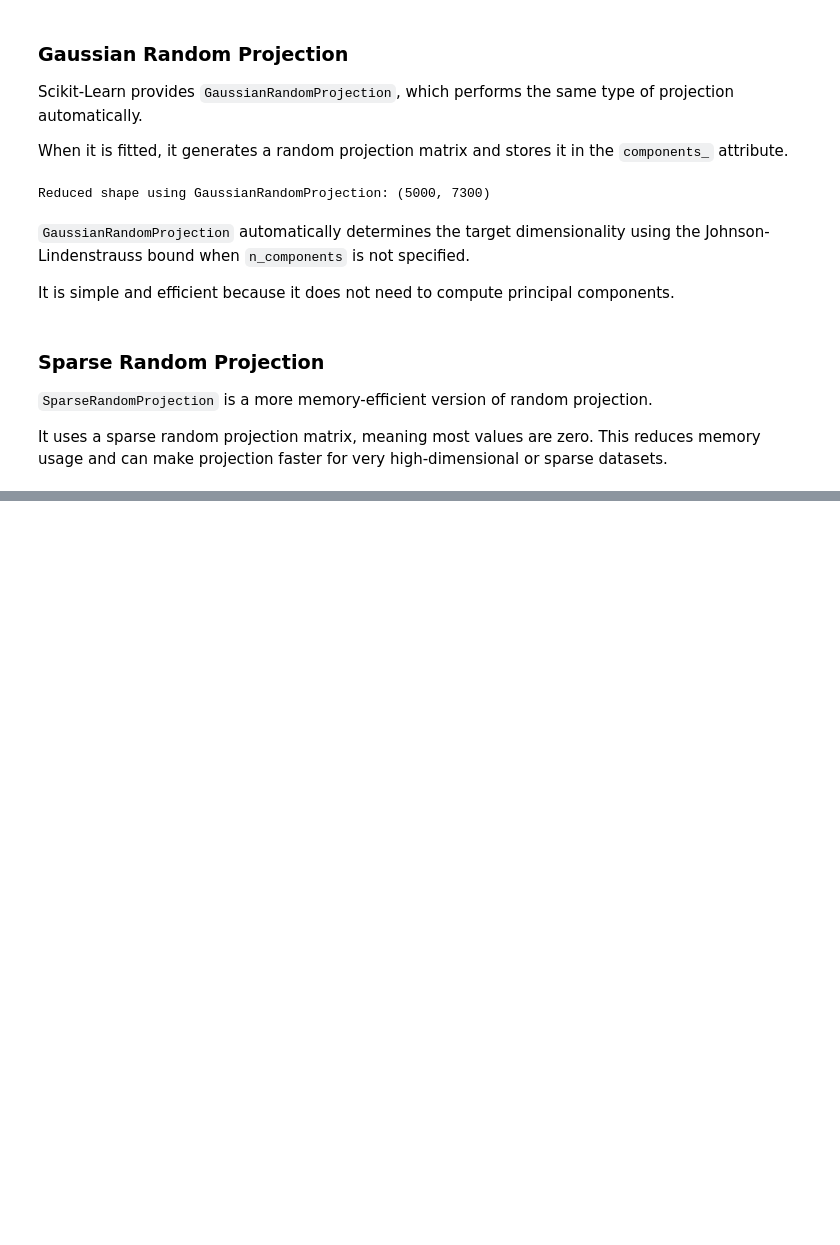
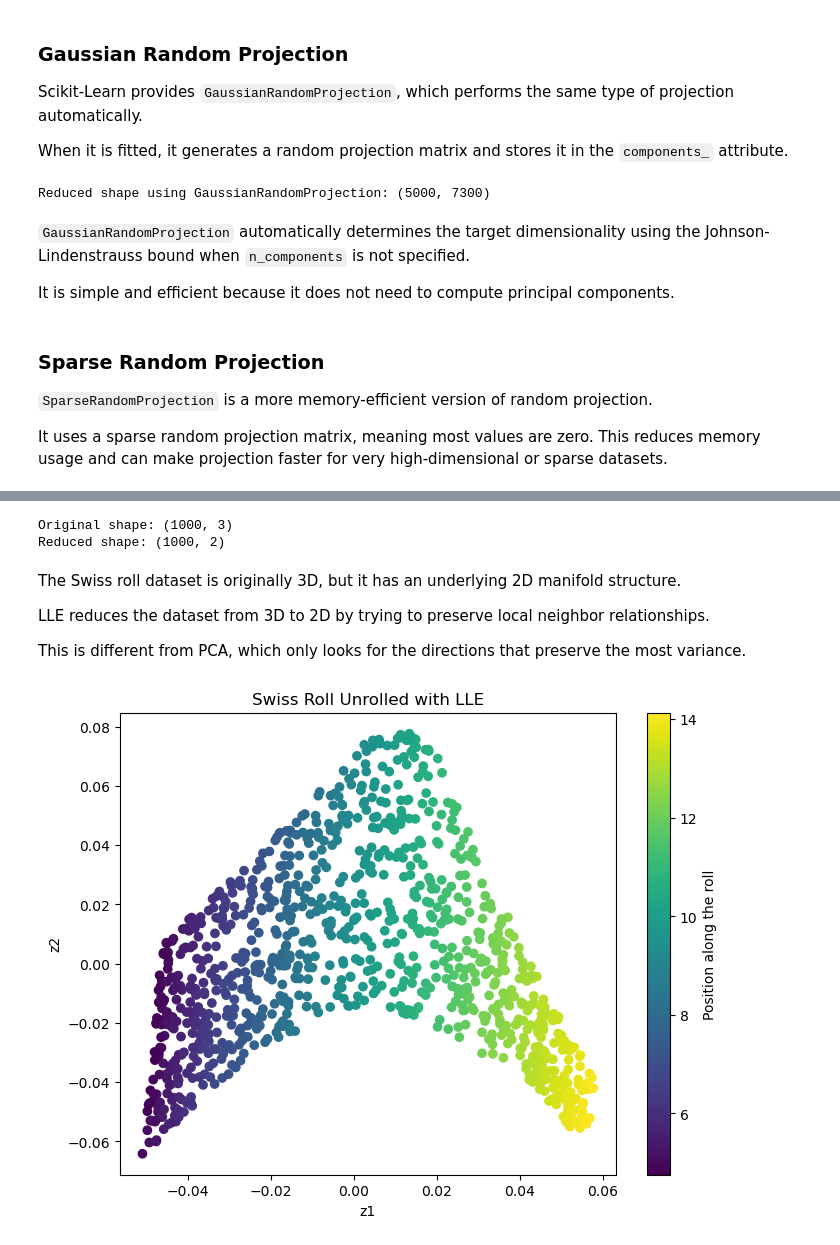
Before and after one commit to jayjay0317/Hands-On-ML-Study, a Jupyter notebook: Chapter_07/07_dimensionality_reduction.ipynb, the cells around one changed output, grey strips where cells are left out. Cells and saved outputs as stored; diff of their text form; code cells hidden in the pictures; blank space fills up the shorter version.

```diff
--- a/Chapter_07/07_dimensionality_reduction.ipynb
+++ b/Chapter_07/07_dimensionality_reduction.ipynb
@@ -427,0 +441,33 @@ It uses a sparse random projection matrix, meaning most values are zero. This re
+# %%
+from sklearn.datasets import make_swiss_roll
+from sklearn.manifold import LocallyLinearEmbedding
+
+X_swiss, t = make_swiss_roll(n_samples=1000, noise=0.2, random_state=42)
+
+lle = LocallyLinearEmbedding(n_components=2, n_neighbors=10, random_state=42)
+
+X_unrolled = lle.fit_transform(X_swiss)
+
+print("Original shape:", X_swiss.shape)
+print("Reduced shape:", X_unrolled.shape)
+# %% [output]
+Original shape: (1000, 3)
+Reduced shape: (1000, 2)
+# %% [markdown]
+The Swiss roll dataset is originally 3D, but it has an underlying 2D manifold structure.
+
+LLE reduces the dataset from 3D to 2D by trying to preserve local neighbor relationships.
+
+This is different from PCA, which only looks for the directions that preserve the most variance.
+# %%
+import matplotlib.pyplot as plt
+
+plt.figure(figsize=(8, 6))
+plt.scatter(X_unrolled[:, 0], X_unrolled[:, 1], c=t, cmap="viridis")
+plt.xlabel("z1")
+plt.ylabel("z2")
+plt.title("Swiss Roll Unrolled with LLE")
+plt.colorbar(label="Position along the roll")
+plt.show()
+# %% [output]
+[figure, added]
```
Also changed, not shown: parts of 3 cells of this notebook.
